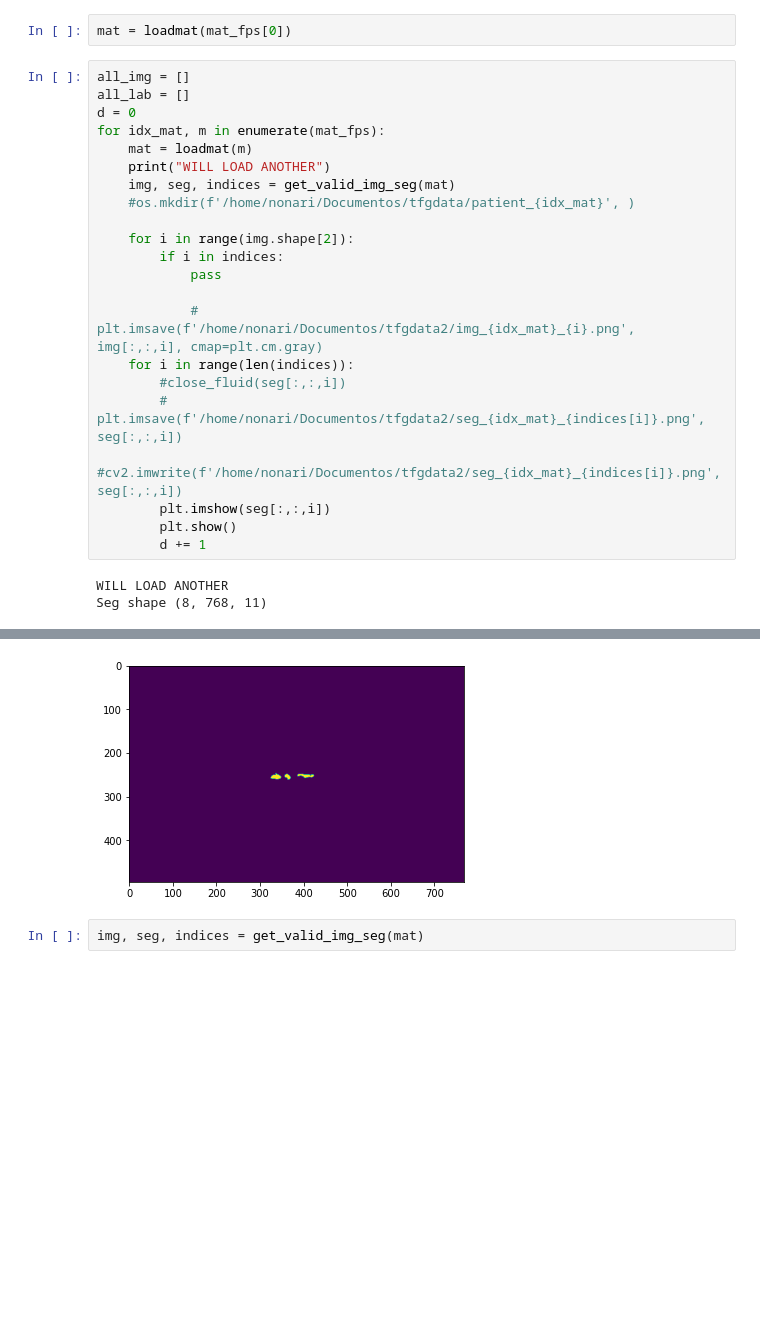
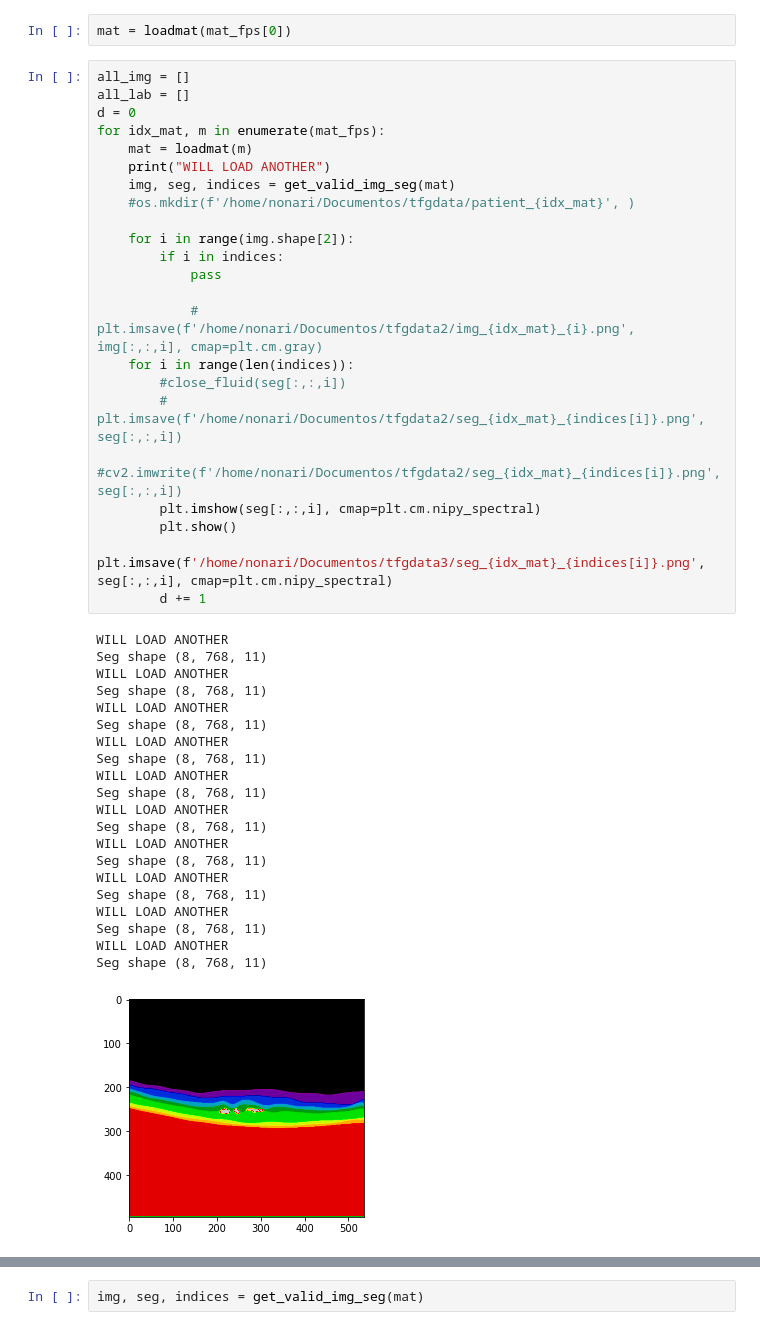
Before and after one commit to nonari/tfg_pytorch, a Jupyter notebook: test.ipynb, the cells around one changed output, grey strips where cells are left out. Saved outputs shown, nothing was run; the diff lists cells and outputs as text; blank space fills up the shorter version.

```diff
--- a/test.ipynb
+++ b/test.ipynb
@@ -132,25 +132,45 @@ mat = loadmat(mat_fps[0])
 # %%
 all_img = []
 all_lab = []
 d = 0
 for idx_mat, m in enumerate(mat_fps):
     mat = loadmat(m)
     print("WILL LOAD ANOTHER")
     img, seg, indices = get_valid_img_seg(mat)
     #os.mkdir(f'/home/nonari/Documentos/tfgdata/patient_{idx_mat}', )
 
     for i in range(img.shape[2]):
         if i in indices:
             pass
 
             # plt.imsave(f'/home/nonari/Documentos/tfgdata2/img_{idx_mat}_{i}.png', img[:,:,i], cmap=plt.cm.gray)
     for i in range(len(indices)):
         #close_fluid(seg[:,:,i])
         # plt.imsave(f'/home/nonari/Documentos/tfgdata2/seg_{idx_mat}_{indices[i]}.png', seg[:,:,i])
         #cv2.imwrite(f'/home/nonari/Documentos/tfgdata2/seg_{idx_mat}_{indices[i]}.png', seg[:,:,i])
-        plt.imshow(seg[:,:,i])
+        plt.imshow(seg[:,:,i], cmap=plt.cm.nipy_spectral)
         plt.show()
+        plt.imsave(f'/home/nonari/Documentos/tfgdata3/seg_{idx_mat}_{indices[i]}.png', seg[:,:,i], cmap=plt.cm.nipy_spectral)
         d += 1
 # %% [output]
 WILL LOAD ANOTHER
 Seg shape (8, 768, 11)
+WILL LOAD ANOTHER
+Seg shape (8, 768, 11)
+WILL LOAD ANOTHER
+Seg shape (8, 768, 11)
+WILL LOAD ANOTHER
+Seg shape (8, 768, 11)
+WILL LOAD ANOTHER
+Seg shape (8, 768, 11)
+WILL LOAD ANOTHER
+Seg shape (8, 768, 11)
+WILL LOAD ANOTHER
+Seg shape (8, 768, 11)
+WILL LOAD ANOTHER
+Seg shape (8, 768, 11)
+WILL LOAD ANOTHER
+Seg shape (8, 768, 11)
+WILL LOAD ANOTHER
+Seg shape (8, 768, 11)
+[figure, new version]
@@ -158,4 +188,3 @@ KeyboardInterrupt:
-[figure, old version]
 # %%
 img, seg, indices = get_valid_img_seg(mat)
 # %% [output]
```
Also changed, not shown: parts of 1 cell of this notebook, 5 other files.
